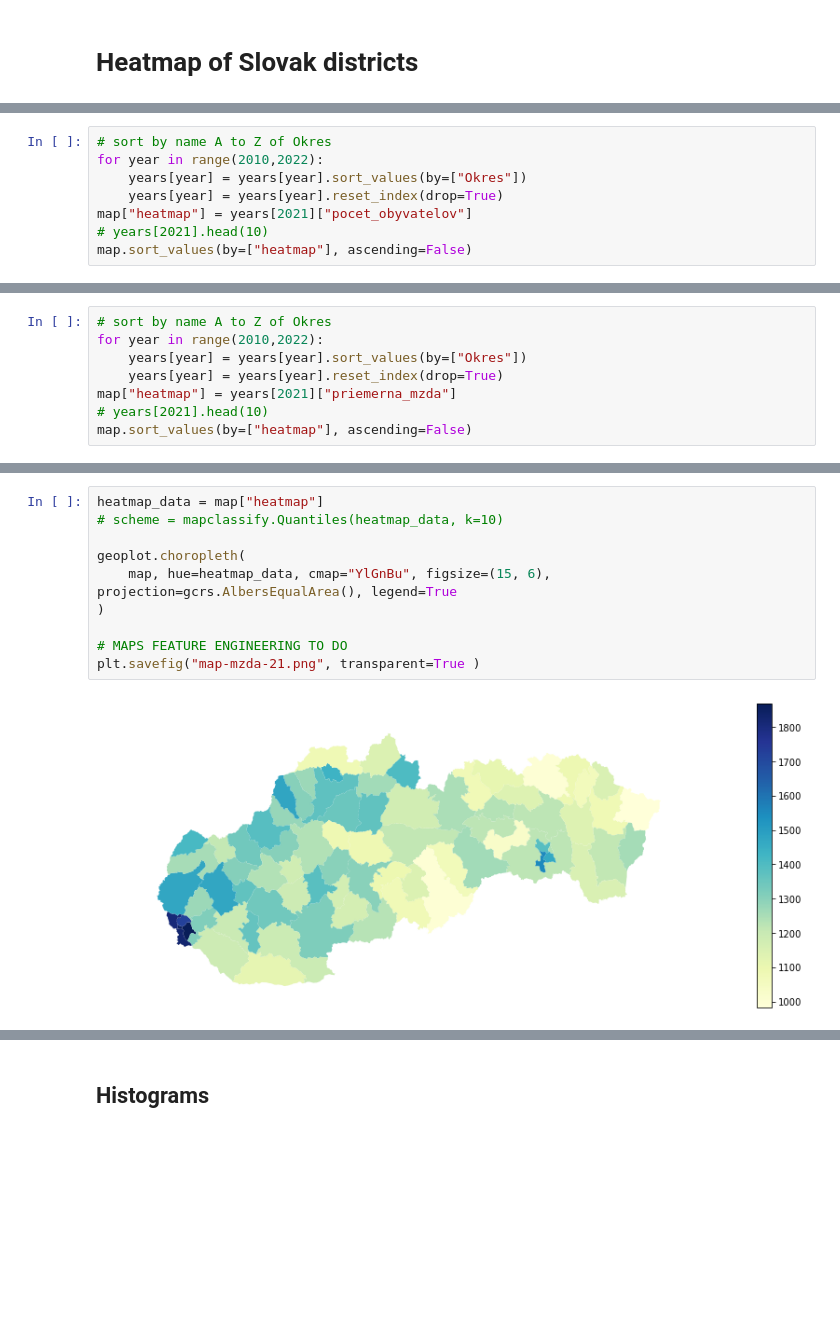
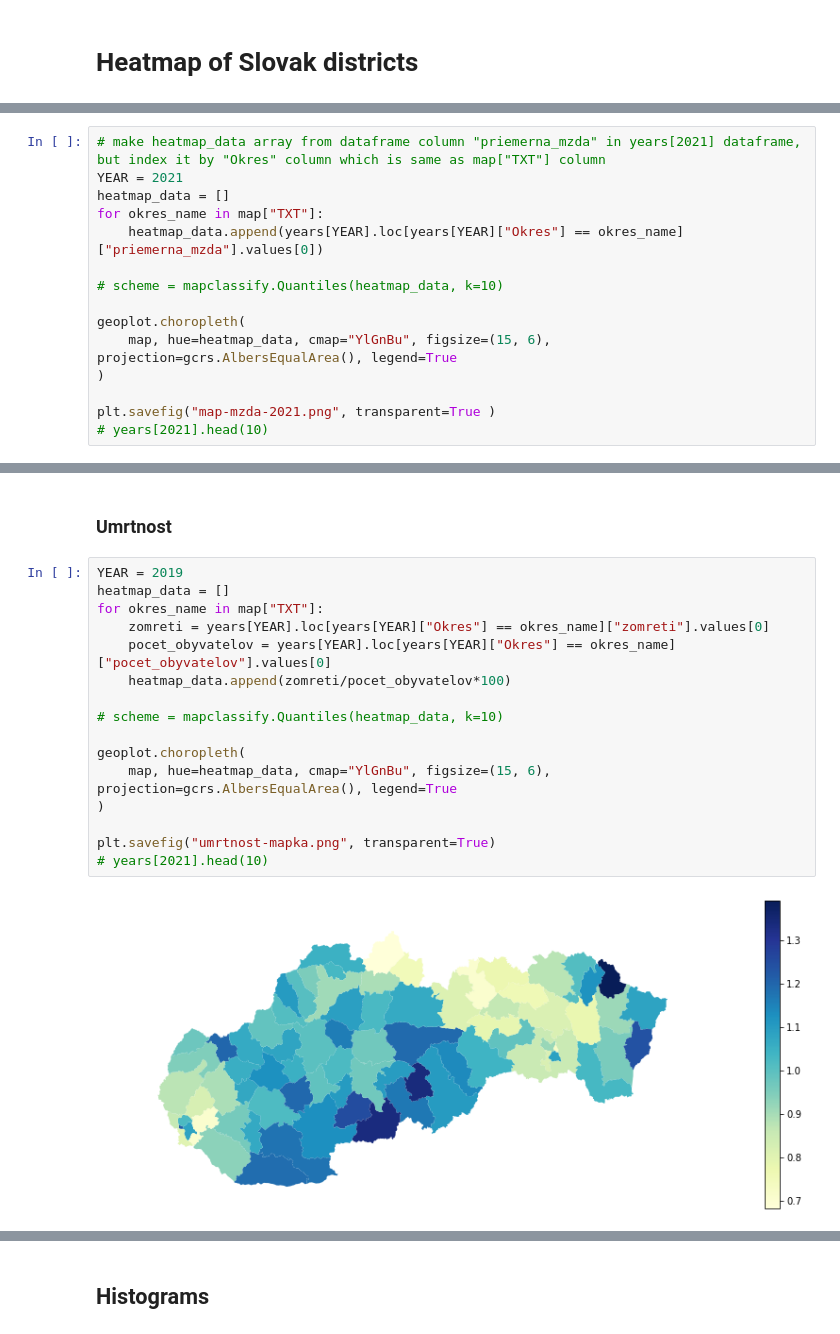
Before and after one commit to samuel-soltys/slovak-analysis, a Jupyter notebook: workbook.ipynb, the cells around one changed output, grey strips where cells are left out. Saved outputs shown, nothing was run; the diff lists cells and outputs as text; blank space fills up the shorter version.

```diff
--- a/workbook.ipynb
+++ b/workbook.ipynb
@@ -290,9 +292 @@ map.head()
 [figure]
-# %%
-# sort by name A to Z of Okres
-for year in range(2010,2022):
-    years[year] = years[year].sort_values(by=["Okres"])
-    years[year] = years[year].reset_index(drop=True)
-map["heatmap"] = years[2021]["pocet_obyvatelov"]
-# years[2021].head(10)
-map.sort_values(by=["heatmap"], ascending=False)
@@ -313,8 +292,0 @@ map.sort_values(by=["heatmap"], ascending=False)
-# %%
-# sort by name A to Z of Okres
-for year in range(2010,2022):
-    years[year] = years[year].sort_values(by=["Okres"])
-    years[year] = years[year].reset_index(drop=True)
-map["heatmap"] = years[2021]["priemerna_mzda"]
-# years[2021].head(10)
-map.sort_values(by=["heatmap"], ascending=False)
@@ -334,0 +295,15 @@ map.sort_values(by=["heatmap"], ascending=False)
+# %%
+# make heatmap_data array from dataframe column "priemerna_mzda" in years[2021] dataframe, but index it by "Okres" column which is same as map["TXT"] column
+YEAR = 2021
+heatmap_data = []
+for okres_name in map["TXT"]:
+    heatmap_data.append(years[YEAR].loc[years[YEAR]["Okres"] == okres_name]["priemerna_mzda"].values[0])
+
+# scheme = mapclassify.Quantiles(heatmap_data, k=10)
+
+geoplot.choropleth(
+    map, hue=heatmap_data, cmap="YlGnBu", figsize=(15, 6), projection=gcrs.AlbersEqualArea(), legend=True
+)
+
+plt.savefig("map-mzda-2021.png", transparent=True )
+# years[2021].head(10)
@@ -335,12 +312,20 @@ map.sort_values(by=["heatmap"], ascending=False)
+# %% [markdown]
+### Umrtnost
 # %%
-heatmap_data = map["heatmap"]
+YEAR = 2019
+heatmap_data = []
+for okres_name in map["TXT"]:
+    zomreti = years[YEAR].loc[years[YEAR]["Okres"] == okres_name]["zomreti"].values[0]
+    pocet_obyvatelov = years[YEAR].loc[years[YEAR]["Okres"] == okres_name]["pocet_obyvatelov"].values[0]
+    heatmap_data.append(zomreti/pocet_obyvatelov*100)
+
 # scheme = mapclassify.Quantiles(heatmap_data, k=10)
 
 geoplot.choropleth(
     map, hue=heatmap_data, cmap="YlGnBu", figsize=(15, 6), projection=gcrs.AlbersEqualArea(), legend=True
 )
 
-# MAPS FEATURE ENGINEERING TO DO
-plt.savefig("map-mzda-21.png", transparent=True )
+plt.savefig("umrtnost-mapka.png", transparent=True)
+# years[2021].head(10)
 # %% [output]
-[figure, old version]
+[figure, new version]
```
Also changed, not shown: parts of 16 cells of this notebook.
